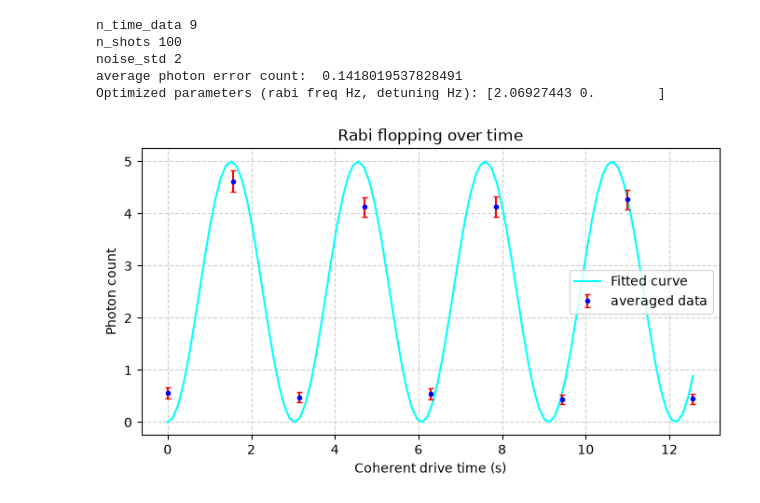
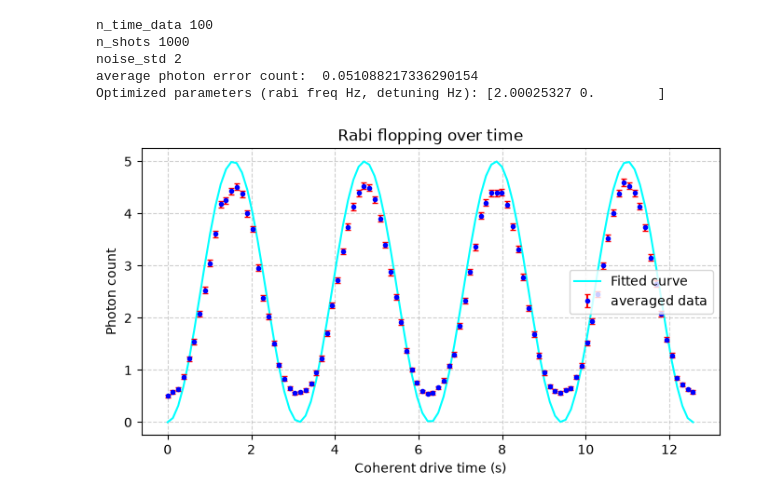
Before and after one commit to Huan-YiShen/bairum-toolkit, a Jupyter notebook: qubit_rotation/mock_rabi_oscillation.ipynb, the cells around one changed output. Drawn from its saved outputs; the diff is of its cells as text; code cells hidden in the pictures.

Commit message:
updated transition plot

```diff
--- a/qubit_rotation/mock_rabi_oscillation.ipynb
+++ b/qubit_rotation/mock_rabi_oscillation.ipynb
@@ -74,8 +72,8 @@ def fit_rabi_plot(x_data, y_data, initial_guesses):
 # %%
 ###################################################
 # Set parameters to generate mock data
-n_time_data = 9
-n_shots = 100
+n_time_data = 100
+n_shots = 1000
 noise_std = 2
 print("n_time_data", n_time_data)
 print("n_shots", n_shots)
@@ -86,36 +84,36 @@ matrix = generate_mock_rabi_data(time_val, n_time_data, n_shots, noise_std = noi
 # print("time_val", time_val)
 # print("Mock Data Matrix:", matrix)
 
 ###################################################
 # extract information from mock data
 averaged_photon_count = np.sum(matrix, axis=1) / matrix.shape[1] # for each time_val
 
 # Calculate standard error across each row
   # Standard Deviation with Bassel correction / sqrt(number of shots)
 errors_photon_count = np.std(matrix, axis = 1, ddof=1) / np.sqrt(matrix.shape[1])
 print("average photon error count: ", np.sum(errors_photon_count)/len(errors_photon_count))
 # print("averaged_photon_count:", averaged_photon_count)
 # print("row_errors", errors_photon_count)
 
 ###################################################
 # compute fit function
-initial_guesses = [2.1, 0] # rabi frequency, detuning
+initial_guesses = [2, 0] # rabi frequency, detuning
 
 fit_x, fit_y = fit_rabi_plot(
     x_data = time_val,
     y_data = averaged_photon_count,
     initial_guesses = initial_guesses)
 
 ###################################################
 plot_rabi(
     x = time_val,
     y = averaged_photon_count,
     y_error = errors_photon_count,
     fit=True, fit_x = fit_x, fit_y = fit_y)
 # %% [output]
-n_time_data 9
-n_shots 100
+n_time_data 100
+n_shots 1000
 noise_std 2
-average photon error count:  0.1418019537828491
-Optimized parameters (rabi freq Hz, detuning Hz): [2.06927443 0.        ]
+average photon error count:  0.051088217336290154
+Optimized parameters (rabi freq Hz, detuning Hz): [2.00025327 0.        ]
-[figure, old version]
+[figure, new version]
```
Also changed, not shown: parts of 1 cell of this notebook, 6 other files.
